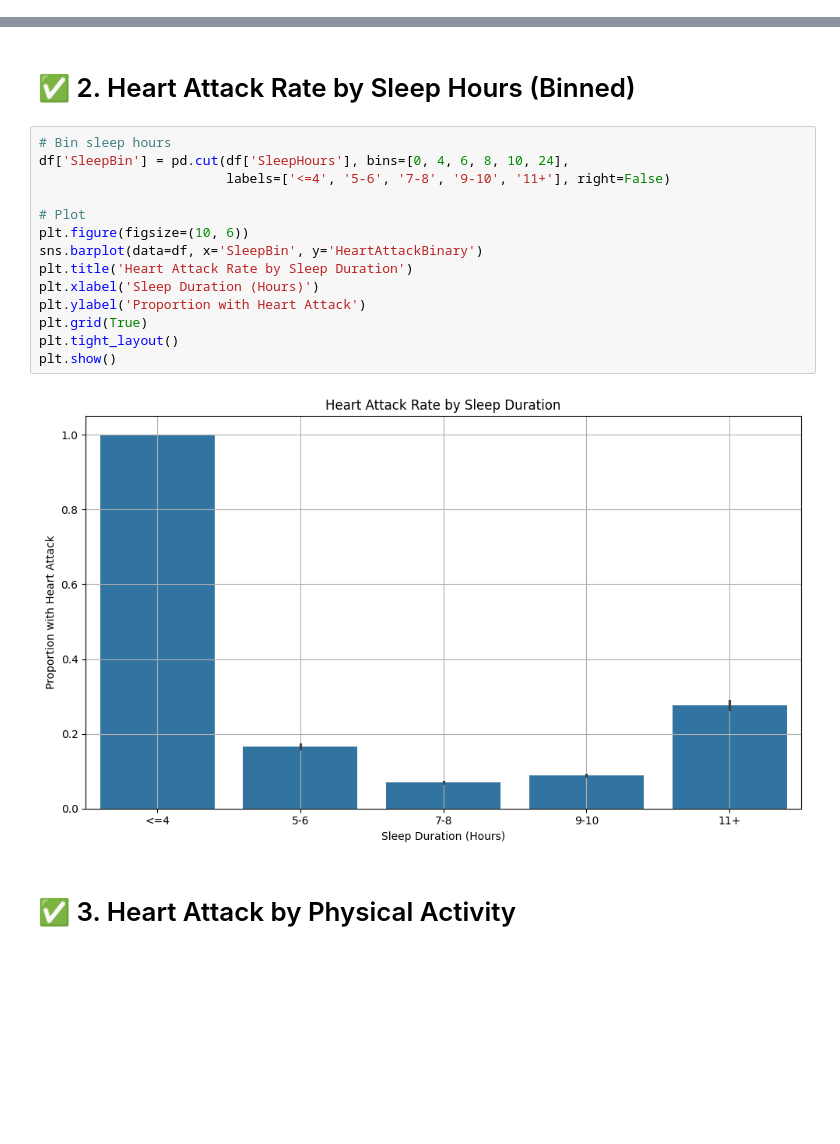
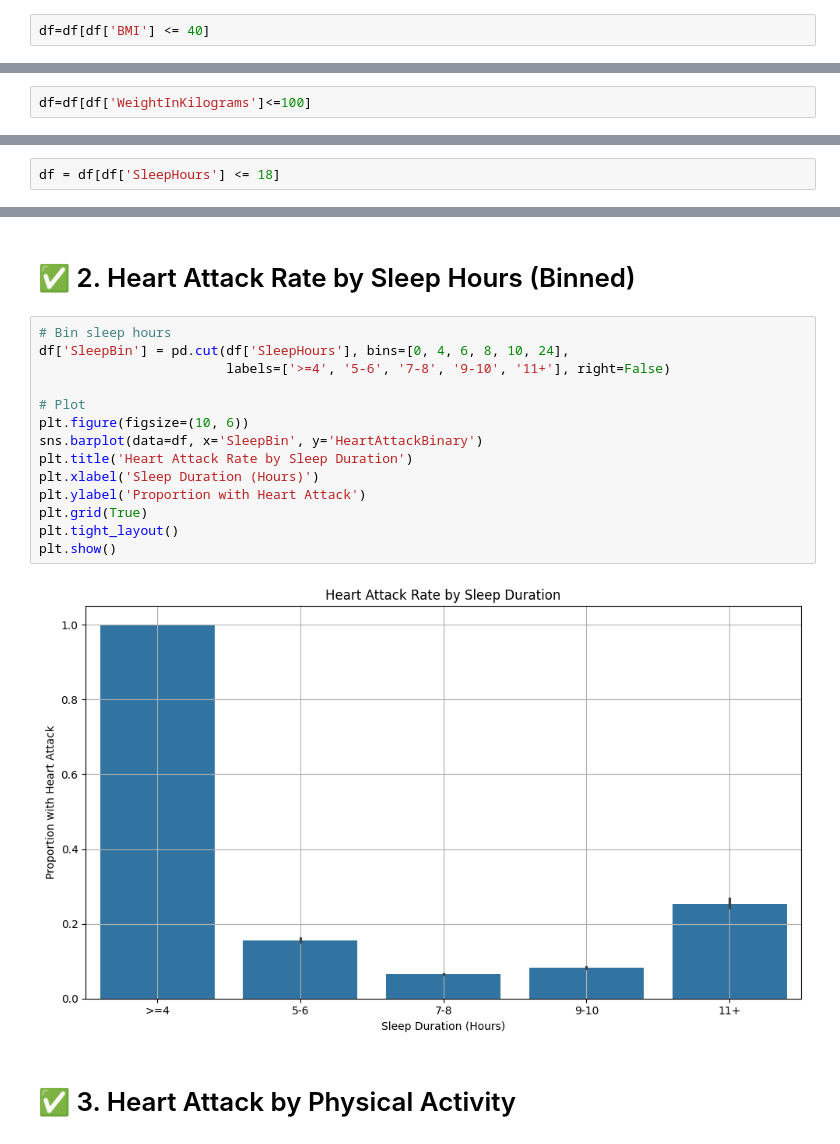
Before and after one commit to am-galal/healthcare-predictive-analytical-application-for-heart-diseases, a Jupyter notebook: Graduation_project.ipynb, the cells around one changed output, grey strips where cells are left out. Cells and saved outputs as stored; diff of their text form; blank space fills up the shorter version.

```diff
--- a/Graduation_project.ipynb
+++ b/Graduation_project.ipynb
@@ -771,0 +812,2 @@ memory usage: 55.4+ MB
+# %%
+df=df[df['BMI'] <= 40]
@@ -771,0 +844,2 @@ memory usage: 55.4+ MB
+# %%
+df=df[df['WeightInKilograms']<=100]
@@ -771,0 +858,2 @@ memory usage: 55.4+ MB
+# %%
+df = df[df['SleepHours'] <= 18]
@@ -791,19 +891,19 @@ plt.show()
 # %%
 # Bin sleep hours
 df['SleepBin'] = pd.cut(df['SleepHours'], bins=[0, 4, 6, 8, 10, 24],
-                        labels=['<=4', '5-6', '7-8', '9-10', '11+'], right=False)
+                        labels=['>=4', '5-6', '7-8', '9-10', '11+'], right=False)
 
 # Plot
 plt.figure(figsize=(10, 6))
 sns.barplot(data=df, x='SleepBin', y='HeartAttackBinary')
 plt.title('Heart Attack Rate by Sleep Duration')
 plt.xlabel('Sleep Duration (Hours)')
 plt.ylabel('Proportion with Heart Attack')
 plt.grid(True)
 plt.tight_layout()
 plt.show()
 # %% [output]
-[figure, old version]
+[figure, new version]
 # %% [markdown]
 # ✅ 3. Heart Attack by Physical Activity
 # %%
```
Also changed, not shown: parts of 18 cells of this notebook.
